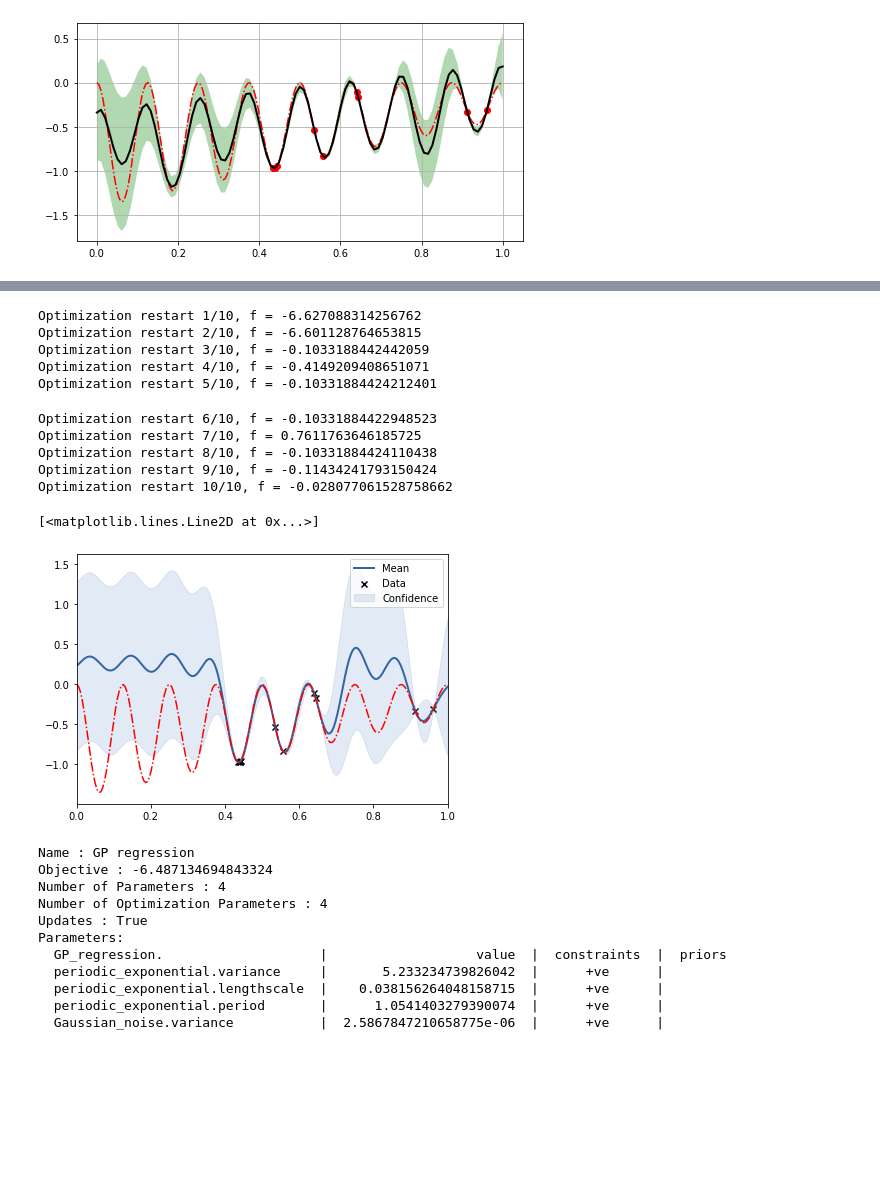
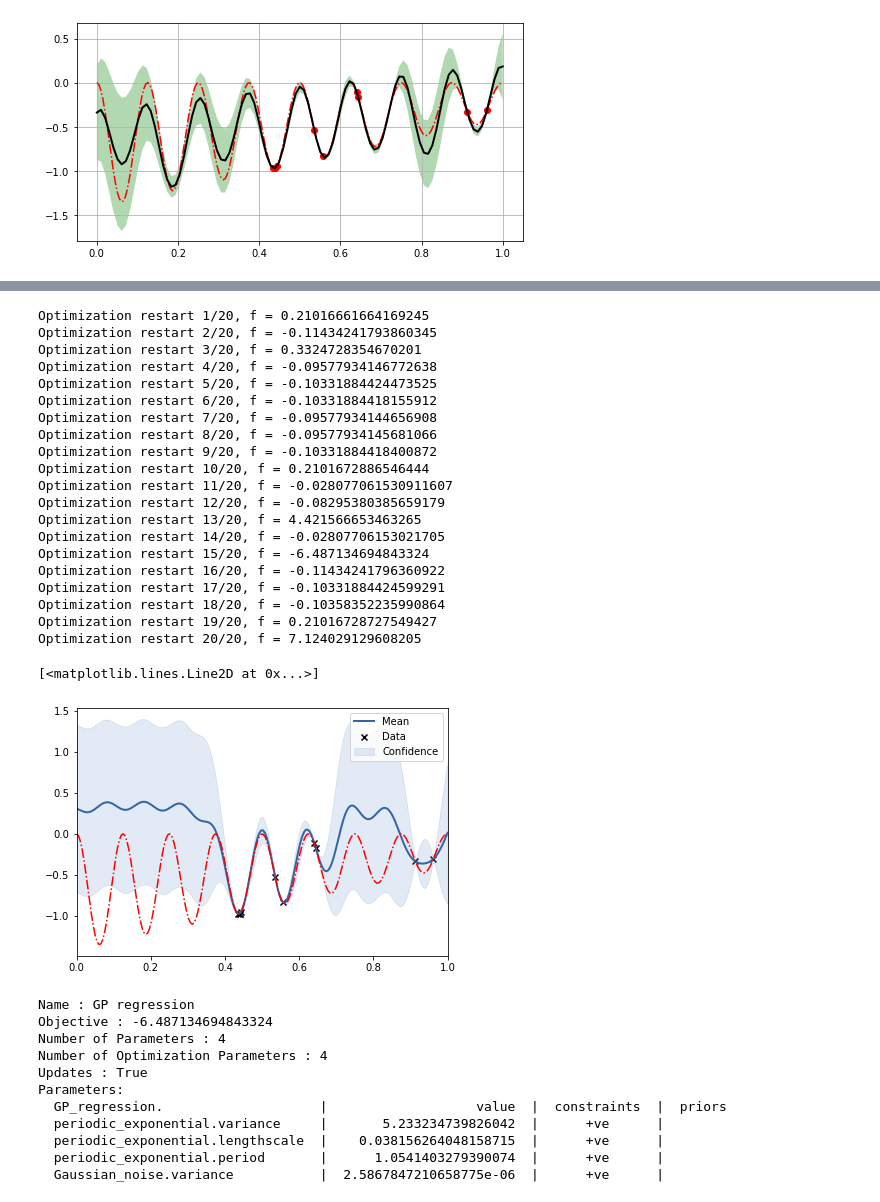
Before and after one commit to luck1226/multisource_deepGaussianProcess, a Jupyter notebook: MF_DGP_demo_nonlinearA_RBF.ipynb, the cells around one changed output, grey strips where cells are left out. Cells and saved outputs as stored; diff of their text form; code cells hidden in the pictures; blank space fills up the shorter version.

```diff
--- a/MF_DGP_demo_nonlinearA_RBF.ipynb
+++ b/MF_DGP_demo_nonlinearA_RBF.ipynb
@@ -237,22 +247,32 @@ period_kernel = GPy.kern.PeriodicExponential(1)
 m5 = GPy.models.GPRegression(X2, Ye, kernel = period_kernel)
 # %%
 m5.optimize()
-m5.optimize_restarts(num_restarts = 10)
+m5.optimize_restarts(num_restarts = 20)
 m5.plot([0,1])
 plt.plot(X_plot,f_e,'r-.')
 # %% [output]
-Optimization restart 1/10, f = -6.627088314256762
-Optimization restart 2/10, f = -6.601128764653815
-Optimization restart 3/10, f = -0.1033188442442059
-Optimization restart 4/10, f = -0.4149209408651071
-Optimization restart 5/10, f = -0.10331884424212401
+Optimization restart 1/20, f = 0.21016661664169245
+Optimization restart 2/20, f = -0.11434241793860345
+Optimization restart 3/20, f = 0.3324728354670201
+Optimization restart 4/20, f = -0.09577934146772638
+Optimization restart 5/20, f = -0.10331884424473525
+Optimization restart 6/20, f = -0.10331884418155912
+Optimization restart 7/20, f = -0.09577934144656908
+Optimization restart 8/20, f = -0.09577934145681066
+Optimization restart 9/20, f = -0.10331884418400872
+Optimization restart 10/20, f = 0.2101672886546444
+Optimization restart 11/20, f = -0.028077061530911607
+Optimization restart 12/20, f = -0.08295380385659179
+Optimization restart 13/20, f = 4.421566653463265
+Optimization restart 14/20, f = -0.02807706153021705
+Optimization restart 15/20, f = -6.487134694843324
+Optimization restart 16/20, f = -0.11434241796360922
+Optimization restart 17/20, f = -0.10331884424599291
+Optimization restart 18/20, f = -0.10358352235990864
+Optimization restart 19/20, f = 0.21016728727549427
+Optimization restart 20/20, f = 7.124029129608205
-Optimization restart 6/10, f = -0.10331884422948523
-Optimization restart 7/10, f = 0.7611763646185725
-Optimization restart 8/10, f = -0.10331884424110438
-Optimization restart 9/10, f = -0.11434241793150424
-Optimization restart 10/10, f = -0.028077061528758662
+[<matplotlib.lines.Line2D at 0x...>]
-[<matplotlib.lines.Line2D at 0x...>]
-[figure, old version]
+[figure, new version]
 # %%
 print(m5)
 # %% [output]
```
Also changed, not shown: parts of 7 cells of this notebook.
